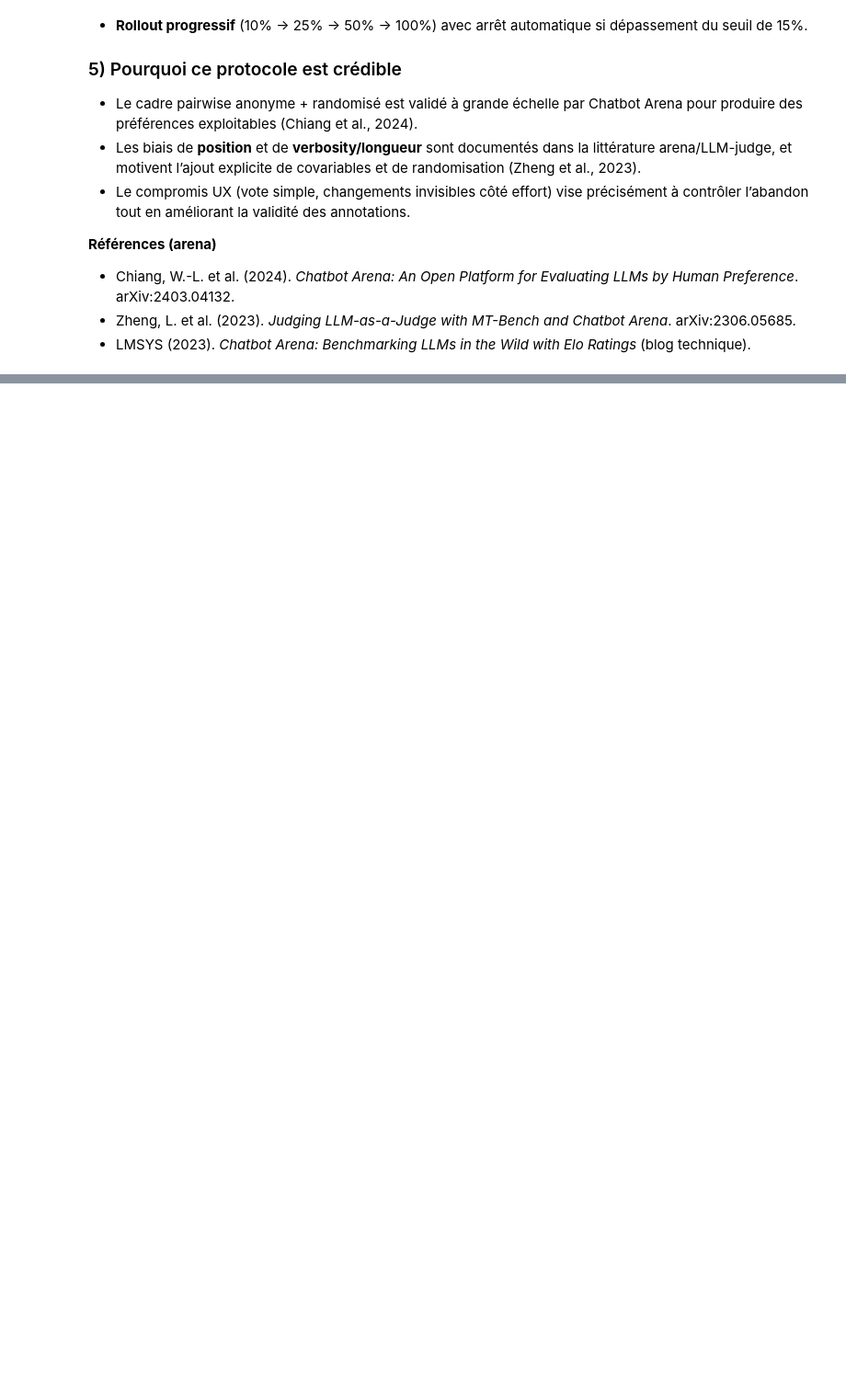
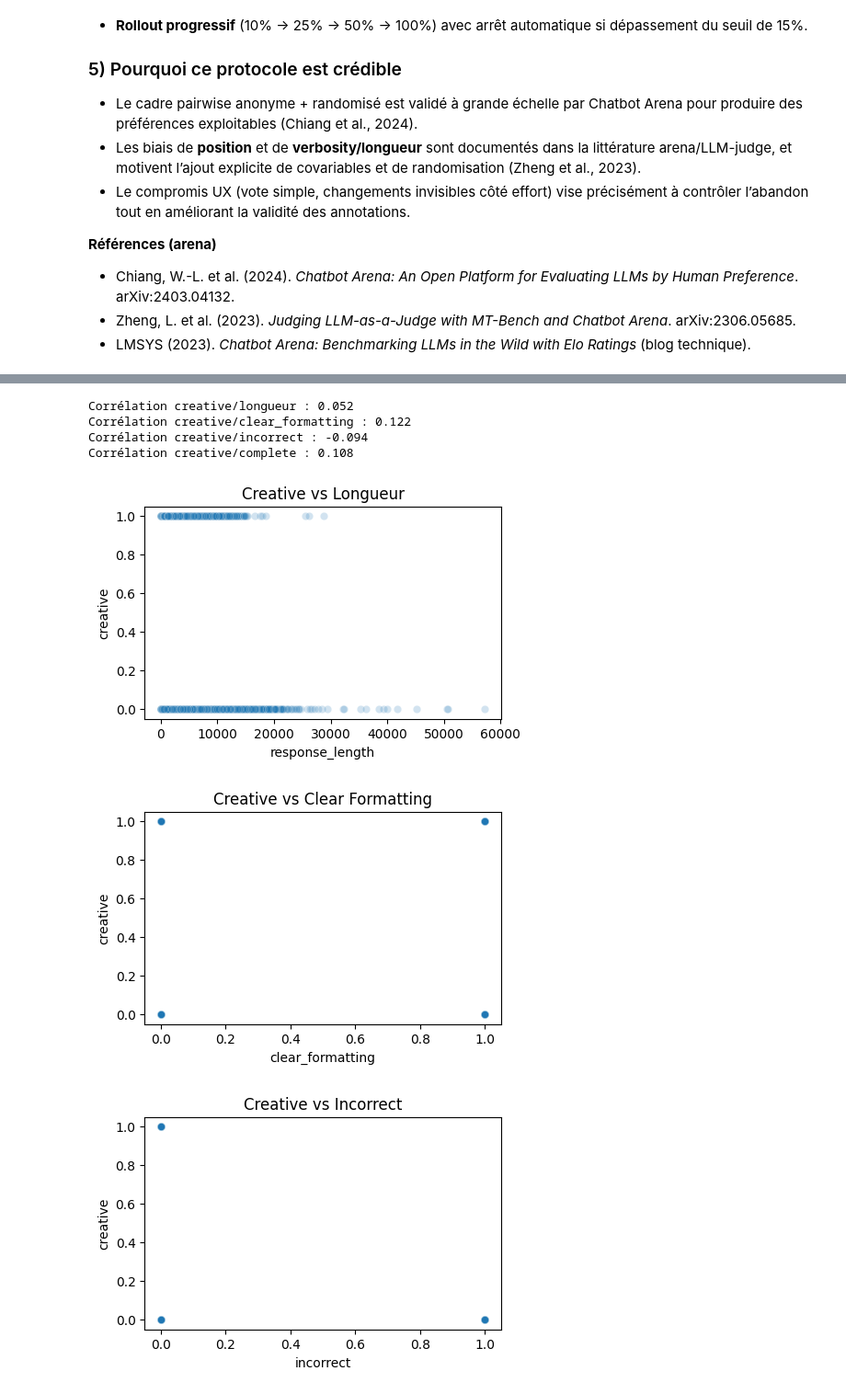
Before and after one commit to CorentinRaffray/LLM-creativity, a Jupyter notebook: part7.ipynb, the cells around one changed output, grey strips where cells are left out. Shown at 92% size. Cells and saved outputs as stored; diff of their text form; code cells hidden in the pictures; blank space fills up the shorter version.

```diff
--- a/part7.ipynb
+++ b/part7.ipynb
@@ -521,0 +607,46 @@ Résumé des tests chi-deux (liked ~ model_pos):
+# %%
+# 8.2 — Validité discriminante : creative ne doit pas corréler avec des dimensions non créatives
+
+# Corrélations discriminantes
+cor_length = df_reactions[['creative', 'response_length']].corr().iloc[0,1]
+cor_format = df_reactions[['creative', 'clear_formatting']].corr().iloc[0,1] if 'clear_formatting' in df_reactions.columns else None
+cor_incorrect = df_reactions[['creative', 'incorrect']].corr().iloc[0,1] if 'incorrect' in df_reactions.columns else None
+cor_complete = df_reactions[['creative', 'complete']].corr().iloc[0,1] if 'complete' in df_reactions.columns else None
+
+print(f"Corrélation creative/longueur : {cor_length:.3f}")
+if cor_format is not None:
+    print(f"Corrélation creative/clear_formatting : {cor_format:.3f}")
+else:
+    print("Colonne clear_formatting absente")
+if cor_incorrect is not None:
+    print(f"Corrélation creative/incorrect : {cor_incorrect:.3f}")
+else:
+    print("Colonne incorrect absente")
+if cor_complete is not None:
+    print(f"Corrélation creative/complete : {cor_complete:.3f}")
+else:
+    print("Colonne complete absente")
+
+plt.figure(figsize=(5,3))
+sns.scatterplot(x='response_length', y='creative', data=df_reactions, alpha=0.2)
+plt.title('Creative vs Longueur')
+plt.show()
+
+if 'clear_formatting' in df_reactions.columns:
+    plt.figure(figsize=(5,3))
+    sns.scatterplot(x='clear_formatting', y='creative', data=df_reactions, alpha=0.2)
+    plt.title('Creative vs Clear Formatting')
+    plt.show()
+if 'incorrect' in df_reactions.columns:
+    plt.figure(figsize=(5,3))
+    sns.scatterplot(x='incorrect', y='creative', data=df_reactions, alpha=0.2)
+    plt.title('Creative vs Incorrect')
+    plt.show()
+# %% [output]
+Corrélation creative/longueur : 0.052
+Corrélation creative/clear_formatting : 0.122
+Corrélation creative/incorrect : -0.094
+Corrélation creative/complete : 0.108
+[figure, added]
+[figure, added]
+[figure, added]
```
Also changed, not shown: parts of 11 cells of this notebook, 1 other file.
